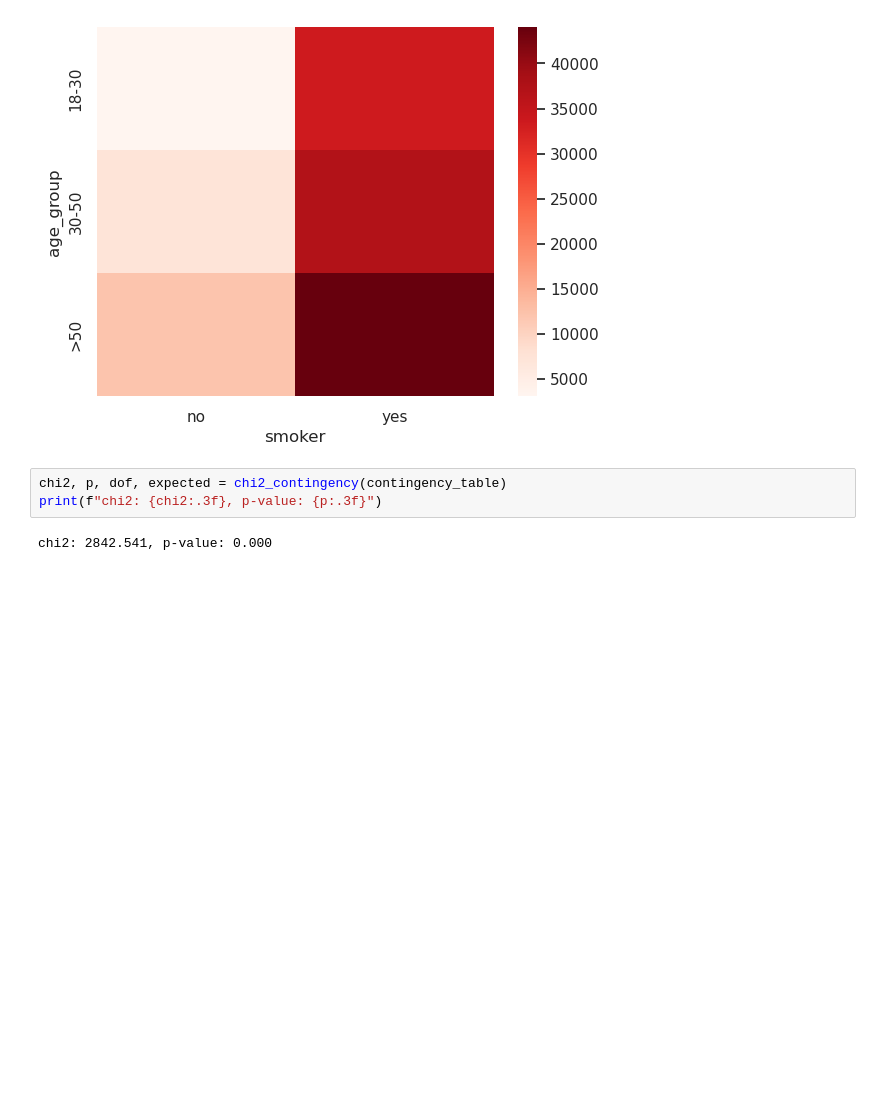
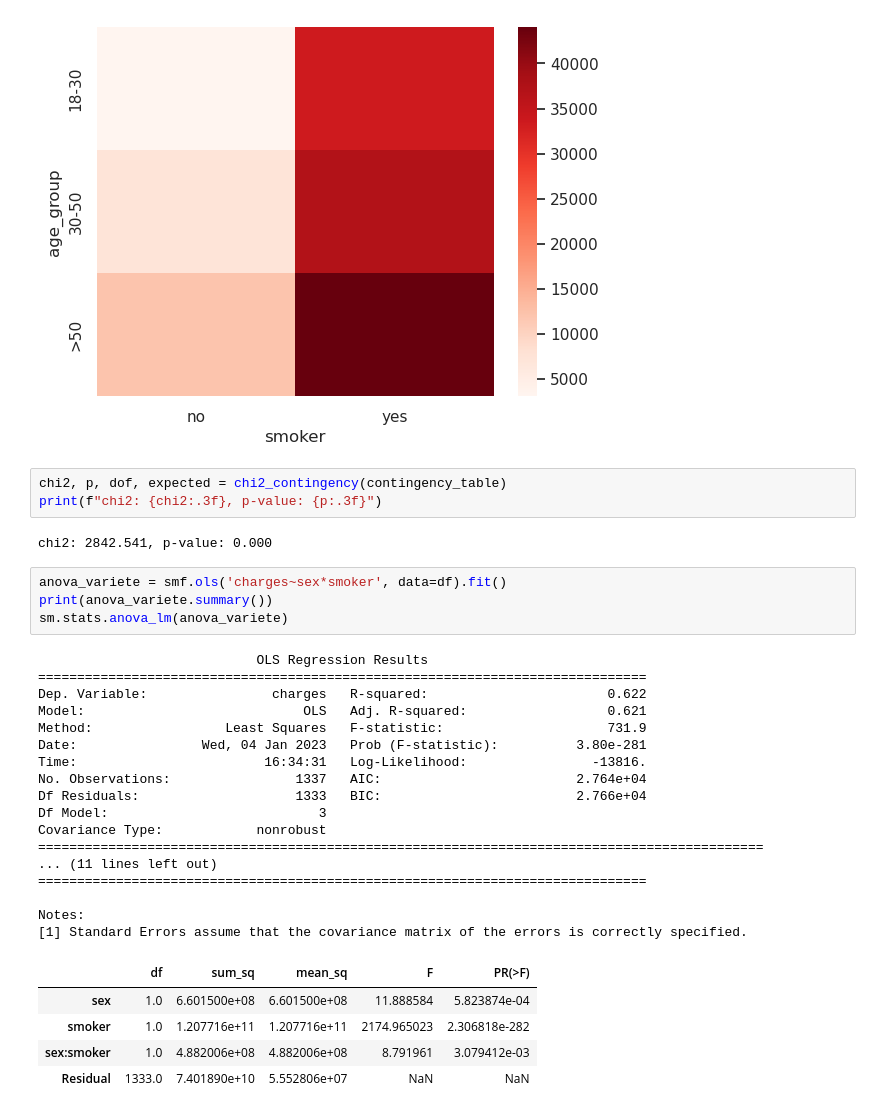
Before and after one commit to StevenDelval/Predire-une-prime-d-assurance-grace-l-IA, a Jupyter notebook: partie_analyse.ipynb, the cells around one changed output. Drawn from its saved outputs; the diff is of its cells as text; blank space fills up the shorter version.

```diff
--- a/partie_analyse.ipynb
+++ b/partie_analyse.ipynb
@@ -235,3 +302,30 @@ chi2, p, dof, expected = chi2_contingency(contingency_table)
 print(f"chi2: {chi2:.3f}, p-value: {p:.3f}")
 # %% [output]
 chi2: 2842.541, p-value: 0.000
+# %%
+anova_variete = smf.ols('charges~sex*smoker', data=df).fit()
+print(anova_variete.summary())
+sm.stats.anova_lm(anova_variete)
+# %% [output]
+                            OLS Regression Results
+==============================================================================
+Dep. Variable:                charges   R-squared:                       0.622
+Model:                            OLS   Adj. R-squared:                  0.621
+Method:                 Least Squares   F-statistic:                     731.9
+Date:                Wed, 04 Jan 2023   Prob (F-statistic):          3.80e-281
+Time:                        16:34:31   Log-Likelihood:                -13816.
+No. Observations:                1337   AIC:                         2.764e+04
+Df Residuals:                    1333   BIC:                         2.766e+04
+Df Model:                           3
+Covariance Type:            nonrobust
+=============================================================================================
+... (11 lines left out)
+==============================================================================
+
+Notes:
+[1] Standard Errors assume that the covariance matrix of the errors is correctly specified.
+|  | df | sum_sq | mean_sq | F | PR(>F) |
+| sex | 1.0 | 6.601500e+08 | 6.601500e+08 | 11.888584 | 5.823874e-04 |
+| smoker | 1.0 | 1.207716e+11 | 1.207716e+11 | 2174.965023 | 2.306818e-282 |
+| sex:smoker | 1.0 | 4.882006e+08 | 4.882006e+08 | 8.791961 | 3.079412e-03 |
+| Residual | 1333.0 | 7.401890e+10 | 5.552806e+07 | NaN | NaN |
```
Also changed, not shown: parts of 7 cells of this notebook.
